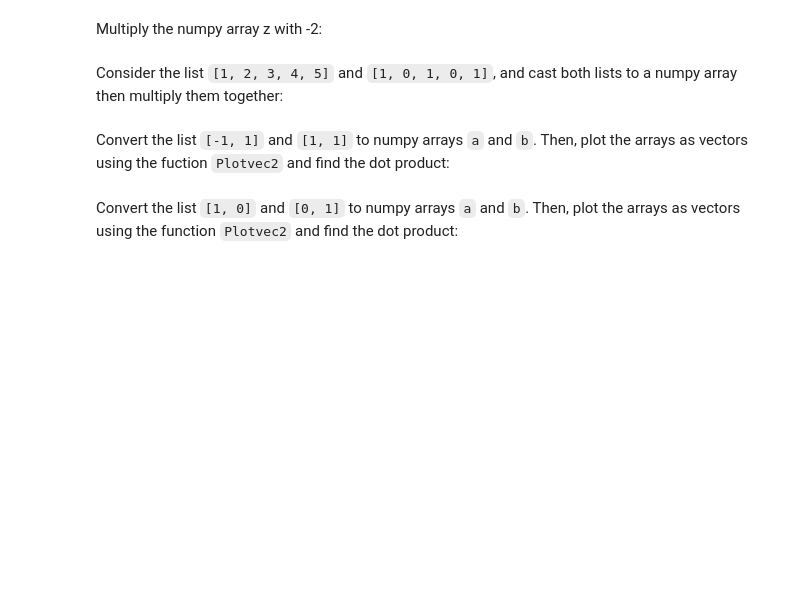
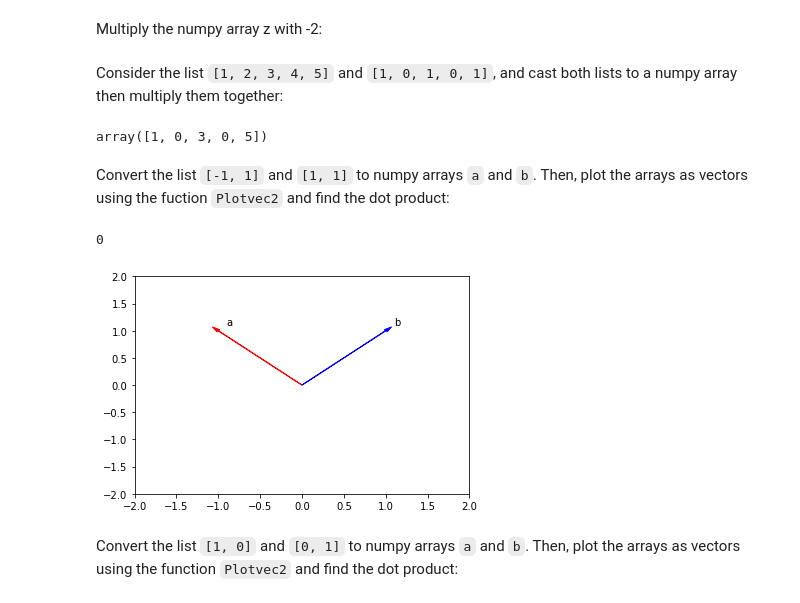
Before and after one commit to ecolbinado/aral-aral, a Jupyter notebook: Aral_Aral_Python_Review_Exercises.ipynb, the cells around one changed output. Drawn from its saved outputs; the diff is of its cells as text; code cells hidden in the pictures; blank space fills up the shorter version.

```diff
--- a/Aral_Aral_Python_Review_Exercises.ipynb
+++ b/Aral_Aral_Python_Review_Exercises.ipynb
@@ -431,10 +432,25 @@ Multiply the numpy array z with -2:
 Consider the list <code>[1, 2, 3, 4, 5]</code> and <code>[1, 0, 1, 0, 1]</code>, and cast both lists to a numpy array then multiply them together:
 # %%
 # Write your code below and press Shift+Enter to execute
+import numpy as np
+an_array1 = np.array([1, 2, 3, 4, 5])
+an_array2 = np.array([1, 0, 1, 0, 1])
+an_array1 * an_array2
+# %% [output]
+array([1, 0, 3, 0, 5])
 # %% [markdown]
 Convert the list <code>[-1, 1]</code> and <code>[1, 1]</code> to numpy arrays <code>a</code> and <code>b</code>.  Then, plot the arrays as vectors using the fuction <code>Plotvec2</code> and find the dot product:
 # %%
 # Write your code below and press Shift+Enter to execute
+import numpy as np
+
+a = np.array([-1, 1])
+b = np.array([1, 1])
+Plotvec2(a,b)
+np.dot(a,b)
+# %% [output]
+0
+[figure, added]
 # %% [markdown]
 Convert the list <code>[1, 0]</code> and <code>[0, 1]</code> to numpy arrays <code>a</code> and <code>b</code>. Then, plot the arrays as vectors using the function <code>Plotvec2</code> and find the dot product:
 # %%
```
Also changed, not shown: parts of 4 cells of this notebook.
